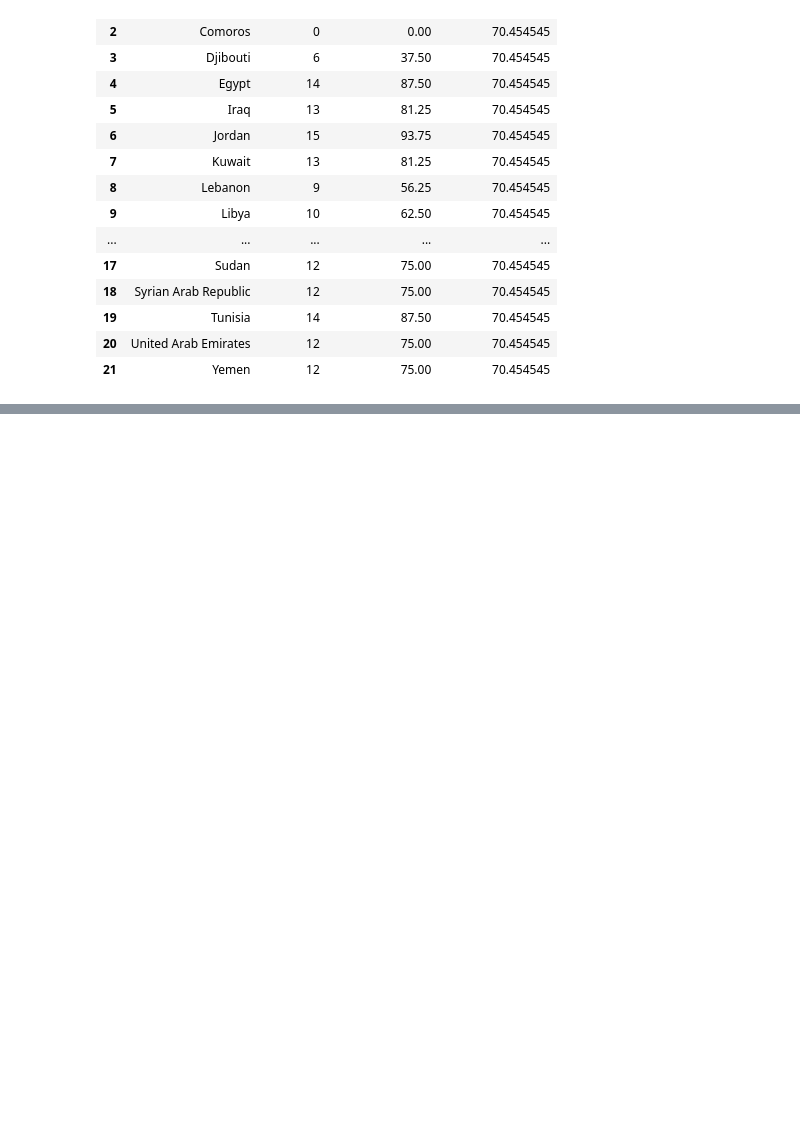
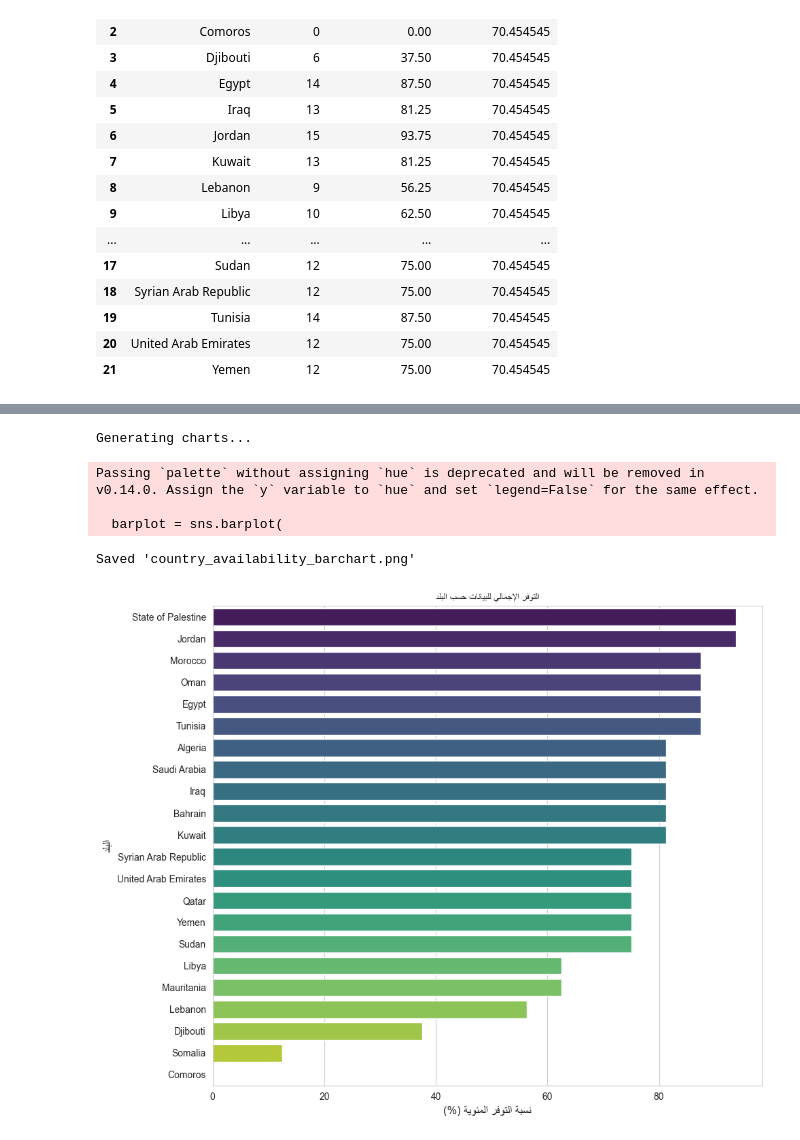
Before and after one commit to raffi1974/data-availability-static, a Jupyter notebook: data availability static charts.ipynb, the cells around one changed output, grey strips where cells are left out. Cells and saved outputs as stored; diff of their text form; code cells hidden in the pictures; blank space fills up the shorter version.

```diff
--- a/data availability static charts.ipynb
+++ b/data availability static charts.ipynb
@@ -293,0 +255,54 @@ else:
+# %%
+######################################################arabic chart#################################
+print("Generating charts...")
+
+# Define a font property that supports Arabic.
+# NOTE: You must have a font that supports Arabic installed on your system, such as 'Arial' or 'Tahoma'.
+try:
+    font_prop = FontProperties(family='Arial')
+except:
+    print("Warning: Could not find Arial font. Arabic text in the chart may not render correctly.")
+    font_prop = FontProperties() # Fallback to default font
+
+# 3.1: Barchart for Overall Country Availability
+
+# Process Arabic labels for correct display
+barchart_title_raw = "التوفر الإجمالي للبيانات حسب البلد"
+xlabel_raw = "نسبة التوفر المئوية (%)"
+ylabel_raw = "البلد"
+
+barchart_title = get_display(arabic_reshaper.reshape(barchart_title_raw))
+xlabel = get_display(arabic_reshaper.reshape(xlabel_raw))
+ylabel = get_display(arabic_reshaper.reshape(ylabel_raw))
+
+# Sort the data for the chart in descending order.
+cntry_availabilty_sorted = cntry_availabilty.sort_values('cntry availabilty', ascending=False)
+
+# Set the style and figure size for the plot.
+sns.set_style("whitegrid")
+plt.figure(figsize=(10, 8))
+
+# Create the horizontal bar plot.
+barplot = sns.barplot(
+    x='cntry availabilty',
+    y='Country',
+    data=cntry_availabilty_sorted,
+    palette='viridis'
+)
+
+# Set the title and labels, applying the Arabic font property.
+plt.title(barchart_title, fontsize=16, fontproperties=font_prop)
+plt.xlabel(xlabel, fontsize=12, fontproperties=font_prop)
+plt.ylabel(ylabel, fontsize=12, fontproperties=font_prop)
+
+# Display the plot.
+plt.tight_layout()
+plt.savefig("country_availability_barchart.png")
+print("Saved 'country_availability_barchart.png'")
+# %% [output]
+Generating charts...
+Passing `palette` without assigning `hue` is deprecated and will be removed in v0.14.0. Assign the `y` variable to `hue` and set `legend=False` for the same effect.
+
+  barplot = sns.barplot(
+Saved 'country_availability_barchart.png'
+[figure, added]
```
Also changed, not shown: parts of 3 cells of this notebook.
